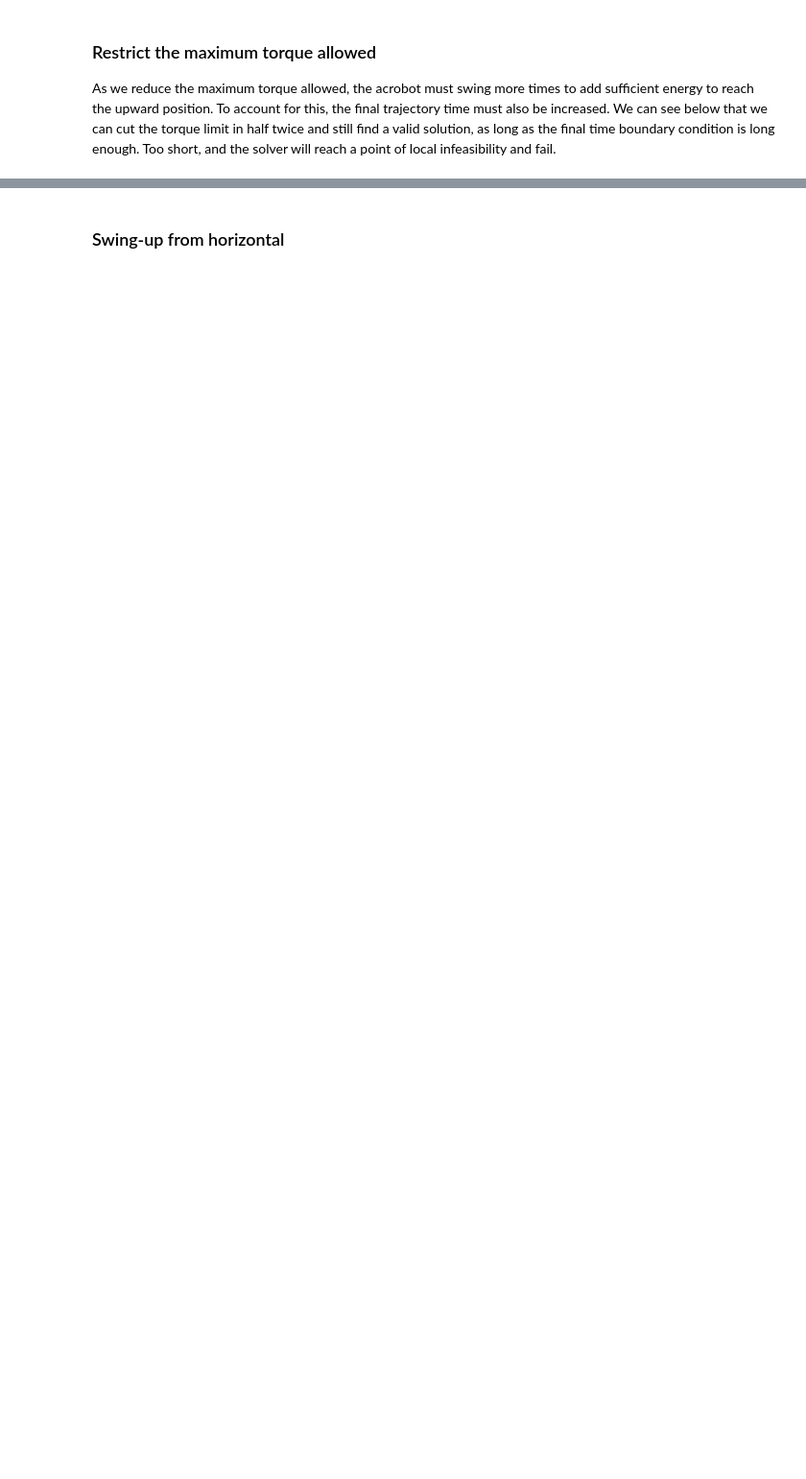
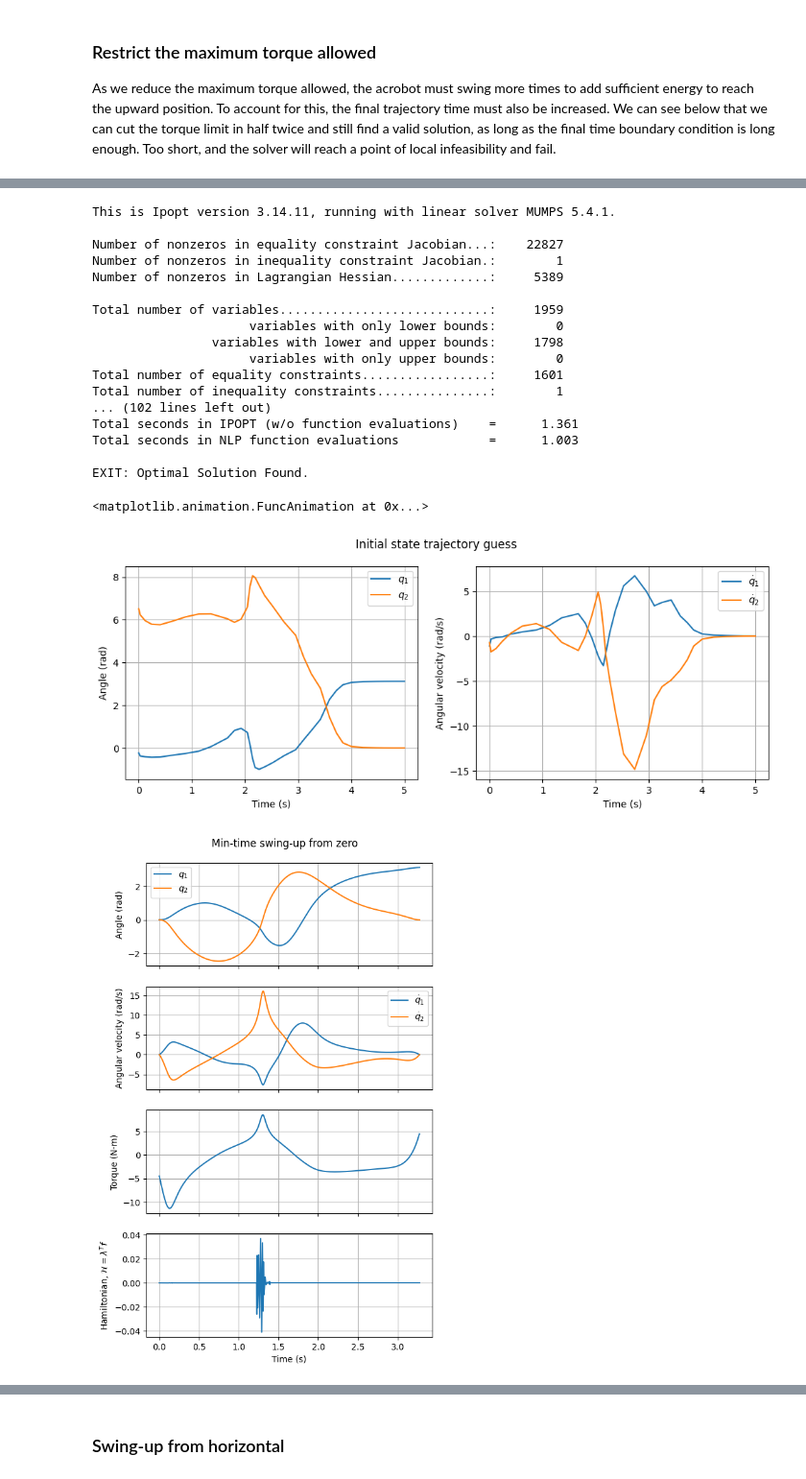
Before and after one commit to aneesas/1632-project, a Jupyter notebook: acrobot.ipynb, the cells around one changed output, grey strips where cells are left out. Shown at 96% size. Drawn from its saved outputs; the diff is of its cells as text; code cells hidden in the pictures; blank space fills up the shorter version.

```diff
--- a/acrobot.ipynb
+++ b/acrobot.ipynb
@@ -113,7 +113,7 @@ def cost_u_only(Q, R, q1, q2, q1_dot, q2_dot, u):
 
 def cost_min_u_t(Q, R, q1, q2, q1_dot, q2_dot, u):
     """Cost function penalizing total time and input effort"""
-    return 1 + R * u**2
+    return 10 + R * u**2
 # %% [markdown]
 We also create some helper plotting functions to use later.
 # %%
@@ -581,20 +714,43 @@ Change the problem to be min-time + minimizing effort, keep the state constraint
 # %%
-u_max = 12  # N-m
+u_max = 20  # N-m
+x_max = [10*np.pi, np.pi, 100, 100]
 t0 = 0
-tf = 4
+tf = 5
 x0 = [0, 0, 0, 0]
 xf = [np.pi, 0, 0, 0]
 Q = 0  # state cost
-R = 10  # input cost
+R = 0.5  # input cost
 cost_fn = cost_min_u_t
 
 # Damping coefficients
 b1 = 2
 
 time, state, time_u, torque, costate, dynamics = acrobot_swing_up(dynamics_tedrake, cost_fn,
-                                                                  u_max, t0, tf, x0, Q=Q, R=R, xf=xf,
+                                                                  u_max, t0, tf, x0, x_max=x_max,
+                                                                  Q=Q, R=R, xf=xf,
                                                                   b1=b1, min_time=True)
 q1, q2, _, _ = state
-plot_all(time, state, time_u, torque, costate, dynamics, cost_fn=cost_fn, Q=Q, R=R, title="Swing-up from zero with time cost")
-anim = animate(q1, q2, drawframe_tedrake, dt_sec=tf/len(time))
+plot_all(time, state, time_u, torque, costate, dynamics, cost_fn=cost_fn, Q=Q, R=R, title="Min-time swing-up from zero")
+anim = animate(q1, q2, drawframe_tedrake, dt_sec=time[-1]/len(time))
 anim
+# %% [output]
+This is Ipopt version 3.14.11, running with linear solver MUMPS 5.4.1.
+
+Number of nonzeros in equality constraint Jacobian...:    22827
+Number of nonzeros in inequality constraint Jacobian.:        1
+Number of nonzeros in Lagrangian Hessian.............:     5389
+
+Total number of variables............................:     1959
+                     variables with only lower bounds:        0
+                variables with lower and upper bounds:     1798
+                     variables with only upper bounds:        0
+Total number of equality constraints.................:     1601
+Total number of inequality constraints...............:        1
+... (102 lines left out)
+Total seconds in IPOPT (w/o function evaluations)    =      1.361
+Total seconds in NLP function evaluations            =      1.003
+
+EXIT: Optimal Solution Found.
+<matplotlib.animation.FuncAnimation at 0x...>
+[figure, added]
+[figure, added]
```
Also changed, not shown: parts of 21 cells of this notebook, 2 other files.
